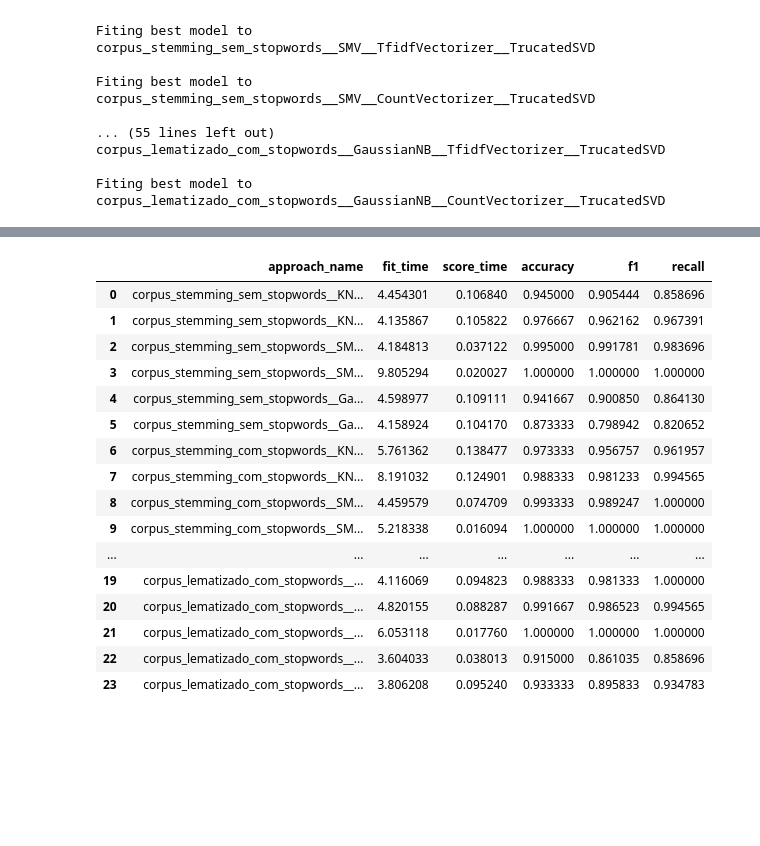
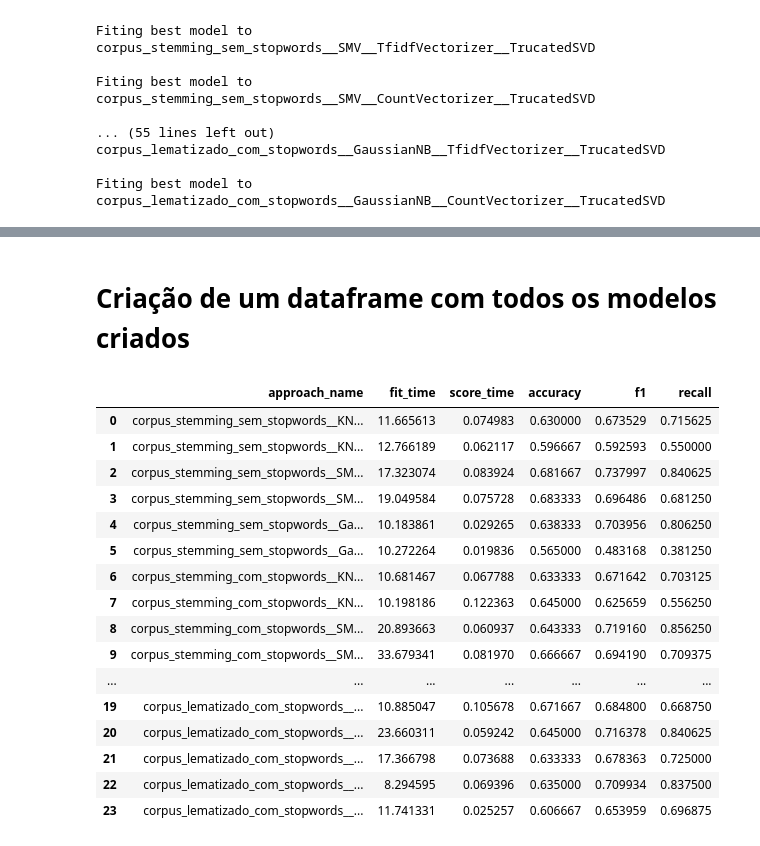
Before and after one commit to atlantico-academy/checape, a Jupyter notebook: notebooks/02 - Comparative Analysis.ipynb, the cells around one changed output, grey strips where cells are left out. Cells and saved outputs as stored; diff of their text form; code cells hidden in the pictures; blank space fills up the shorter version.

```diff
--- a/notebooks/02 - Comparative Analysis.ipynb
+++ b/notebooks/02 - Comparative Analysis.ipynb
@@ -51,25 +41,20 @@ tweet_tokenizer = TweetTokenizer()
 # %%
-# df_raw = pd.read_csv(
-#     "../data/raw/NoThemeTweets.csv",
-#     usecols=["tweet_text", "sentiment"],
-# ).sample(10000, random_state=42)
-
 df_stemming_sem_stopwords = pd.read_csv(
     "../data/processed/df_steamed_no_stopwords.csv",
     usecols=["tweet_text", "sentiment"],
-).sample(3000, random_state= 42)
+)
 
 df_stemming_com_stopwords = pd.read_csv(
     "../data/processed/df_steamed_with_stopwords.csv",
     usecols=["tweet_text", "sentiment"],
-).sample(3000, random_state= 42)
+)
 
 df_lematizado_sem_stopwords = pd.read_csv(
     "../data/processed/df_lemmetized_no_stopwords.csv",
     usecols=["tweet_text", "sentiment"],
-).sample(3000, random_state= 42)
+)
 
 df_lematizado_com_stopwords = pd.read_csv(
     "../data/processed/df_lemmetized_with_stopwords.csv",
     usecols=["tweet_text", "sentiment"],
-).sample(3000, random_state= 42)
+)
@@ -348,6 +318,6 @@ normalizers = {
 # %%
 n_splits_cv = 1
-n_splits_gs = 2
+n_splits_gs = 5
 
 all_scores = {}
 
@@ -369,38 +339,30 @@ for corpus_name, corpus_data in corpus.items():
                 for key, value in vectorizer_data["hyperparameters"].items()
             }
 
-            for normalizer_name, normalizer_data in normalizers.items():
+            for reducer_name, reducer_data in reducer.items():
 
-                normalizer_params = {
-                    f"normalizer__{key}": value
-                    for key, value in normalizer_data["hyperparameters"].items()
+                reducer_params = {
+                    f"reducer__{key}": value
+                    for key, value in reducer_data["hyperparameters"].items()
                 }
-
-                # for scaler_name, scaler_data in scalers.items():
-
-                #     scaler_params = {
-                #         f"scaler__{key}": value
-                #         for key, value in scaler_data["hyperparameters"].items()
-                #     }
 
                 param_distributions = {
                     **model_params,
                     **vectorize_params,
-                    **normalizer_params,
-                    # **scaler_params,
+                    **reducer_params,
                 }
 
                 pipeline = Pipeline(
                     steps=[
                         ("vectorizer", vectorizer_data["vectorizer_obj"]),
-                        ("normalizer", normalizer_data["normalizer_obj"]),
-                        # ("scaler", scaler_data["scaler_obj"]),
+                        ("reducer", reducer_data["reducer_obj"]),
+                        ("scaler", StandardScaler()),
                         ("model", model_data["model_obj"]),
                     ]
                 )
 
                 approach_name = (
-                    f"{corpus_name}__{model_name}__{vectorizer_name}__{normalizer_name}"
+                    f"{corpus_name}__{model_name}__{vectorizer_name}__{reducer_name}"
                 )
 
                 print(f"Fiting best model to \n{approach_name}", end="\n\n")
@@ -419,6 +381,7 @@ for corpus_name, corpus_data in corpus.items():
                     corpus_data["corpus_labels"],
                     cv=split_cv,
                     scoring=["accuracy", "f1", "recall"],
+                    ramdom_state=42,
                 )
 
                 all_scores.update(
@@ -469,7 +412,6 @@ all_scores
+# %% [markdown]
+# Criação de um dataframe com todos os modelos criados
 # %%
-all_scores
-
-
 (
     approach_names,
     fit_times,
@@ -477,46 +419,46 @@ all_scores
     accuracy_means,
     f1_scores_mean,
     recall_scores_mean,
 ) = ([], [], [], [], [], [])
 
 
 for approach_name, score in all_scores.items():
     approach_names.append(approach_name)
     fit_times.append(score["scores"]["fit_time"].mean())
     scores_times.append(score["scores"]["score_time"].mean())
     accuracy_means.append(score["scores"]["test_accuracy"].mean())
     f1_scores_mean.append(score["scores"]["test_f1"].mean())
     recall_scores_mean.append(score["scores"]["test_recall"].mean())
 
 test_data = data = {
     "approach_name": approach_names,
     "fit_time": fit_times,
     "score_time": scores_times,
     "accuracy": accuracy_means,
     "f1": f1_scores_mean,
     "recall": recall_scores_mean,
 }
 
 
 test_data_df = pd.DataFrame(test_data)
 
 
 test_data_df.style.background_gradient()
 # %% [output]
 |  | approach_name | fit_time | score_time | accuracy | f1 | recall |
-| 0 | corpus_stemming_sem_stopwords__KN... | 4.454301 | 0.106840 | 0.945000 | 0.905444 | 0.858696 |
-| 1 | corpus_stemming_sem_stopwords__KN... | 4.135867 | 0.105822 | 0.976667 | 0.962162 | 0.967391 |
-| 2 | corpus_stemming_sem_stopwords__SM... | 4.184813 | 0.037122 | 0.995000 | 0.991781 | 0.983696 |
-| 3 | corpus_stemming_sem_stopwords__SM... | 9.805294 | 0.020027 | 1.000000 | 1.000000 | 1.000000 |
-| 4 | corpus_stemming_sem_stopwords__Ga... | 4.598977 | 0.109111 | 0.941667 | 0.900850 | 0.864130 |
-| 5 | corpus_stemming_sem_stopwords__Ga... | 4.158924 | 0.104170 | 0.873333 | 0.798942 | 0.820652 |
-| 6 | corpus_stemming_com_stopwords__KN... | 5.761362 | 0.138477 | 0.973333 | 0.956757 | 0.961957 |
-| 7 | corpus_stemming_com_stopwords__KN... | 8.191032 | 0.124901 | 0.988333 | 0.981233 | 0.994565 |
-| 8 | corpus_stemming_com_stopwords__SM... | 4.459579 | 0.074709 | 0.993333 | 0.989247 | 1.000000 |
-| 9 | corpus_stemming_com_stopwords__SM... | 5.218338 | 0.016094 | 1.000000 | 1.000000 | 1.000000 |
+| 0 | corpus_stemming_sem_stopwords__KN... | 11.665613 | 0.074983 | 0.630000 | 0.673529 | 0.715625 |
+| 1 | corpus_stemming_sem_stopwords__KN... | 12.766189 | 0.062117 | 0.596667 | 0.592593 | 0.550000 |
+| 2 | corpus_stemming_sem_stopwords__SM... | 17.323074 | 0.083924 | 0.681667 | 0.737997 | 0.840625 |
+| 3 | corpus_stemming_sem_stopwords__SM... | 19.049584 | 0.075728 | 0.683333 | 0.696486 | 0.681250 |
+| 4 | corpus_stemming_sem_stopwords__Ga... | 10.183861 | 0.029265 | 0.638333 | 0.703956 | 0.806250 |
+| 5 | corpus_stemming_sem_stopwords__Ga... | 10.272264 | 0.019836 | 0.565000 | 0.483168 | 0.381250 |
+| 6 | corpus_stemming_com_stopwords__KN... | 10.681467 | 0.067788 | 0.633333 | 0.671642 | 0.703125 |
+| 7 | corpus_stemming_com_stopwords__KN... | 10.198186 | 0.122363 | 0.645000 | 0.625659 | 0.556250 |
+| 8 | corpus_stemming_com_stopwords__SM... | 20.893663 | 0.060937 | 0.643333 | 0.719160 | 0.856250 |
+| 9 | corpus_stemming_com_stopwords__SM... | 33.679341 | 0.081970 | 0.666667 | 0.694190 | 0.709375 |
 | ... | ... | ... | ... | ... | ... | ... |
-| 19 | corpus_lematizado_com_stopwords__... | 4.116069 | 0.094823 | 0.988333 | 0.981333 | 1.000000 |
-| 20 | corpus_lematizado_com_stopwords__... | 4.820155 | 0.088287 | 0.991667 | 0.986523 | 0.994565 |
-| 21 | corpus_lematizado_com_stopwords__... | 6.053118 | 0.017760 | 1.000000 | 1.000000 | 1.000000 |
-| 22 | corpus_lematizado_com_stopwords__... | 3.604033 | 0.038013 | 0.915000 | 0.861035 | 0.858696 |
-| 23 | corpus_lematizado_com_stopwords__... | 3.806208 | 0.095240 | 0.933333 | 0.895833 | 0.934783 |
+| 19 | corpus_lematizado_com_stopwords__... | 10.885047 | 0.105678 | 0.671667 | 0.684800 | 0.668750 |
+| 20 | corpus_lematizado_com_stopwords__... | 23.660311 | 0.059242 | 0.645000 | 0.716378 | 0.840625 |
+| 21 | corpus_lematizado_com_stopwords__... | 17.366798 | 0.073688 | 0.633333 | 0.678363 | 0.725000 |
+| 22 | corpus_lematizado_com_stopwords__... | 8.294595 | 0.069396 | 0.635000 | 0.709934 | 0.837500 |
+| 23 | corpus_lematizado_com_stopwords__... | 11.741331 | 0.025257 | 0.606667 | 0.653959 | 0.696875 |
```
Also changed, not shown: parts of 43 cells of this notebook, 6 other files.
